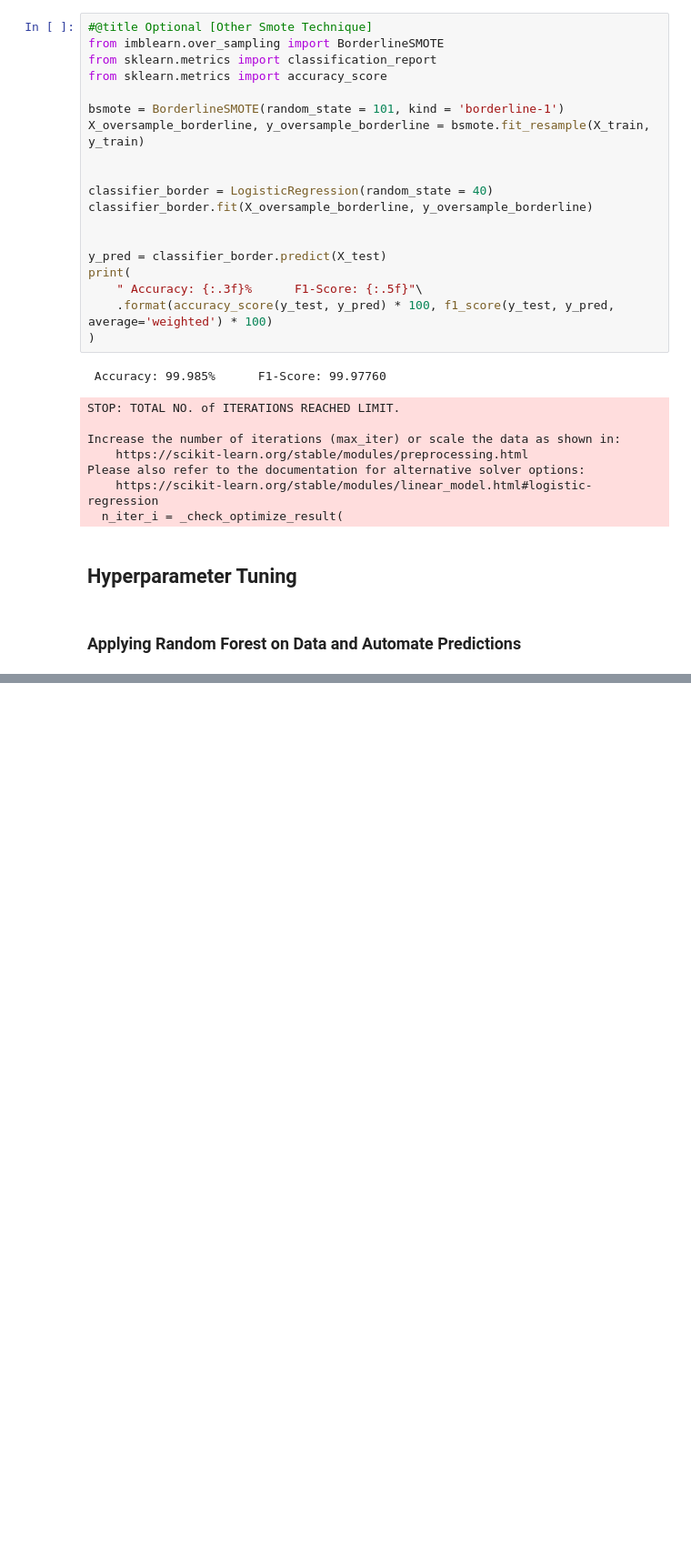
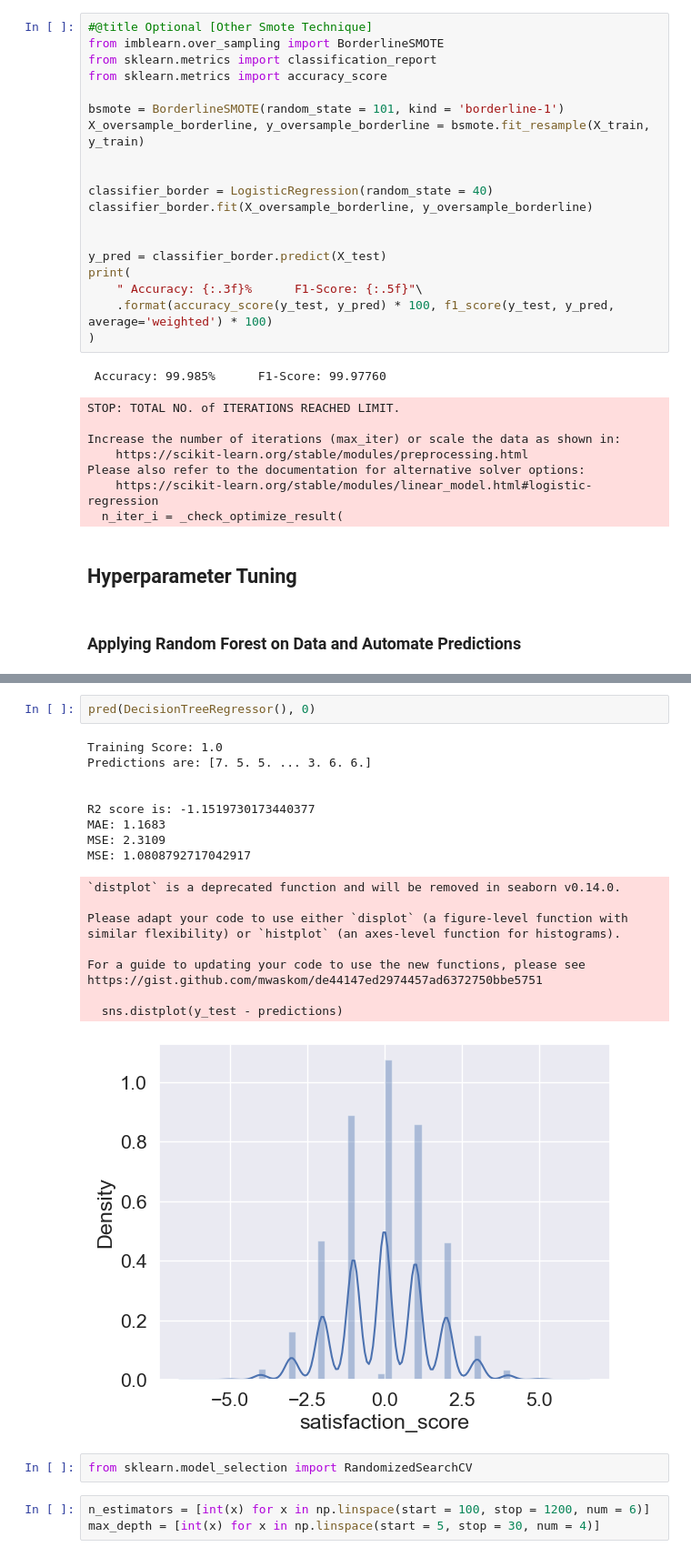
Before and after one commit to LokeshRawal/machineLearning_minor_project, a Jupyter notebook: kmc_minor_project.ipynb, the cells around one changed output, grey strips where cells are left out. Shown at 91% size. Saved outputs shown, nothing was run; the diff lists cells and outputs as text; blank space fills up the shorter version.

```diff
--- a/kmc_minor_project.ipynb
+++ b/kmc_minor_project.ipynb
@@ -1172,0 +1402,26 @@ ValueError: could not convert string to float: 'Male'
+# %%
+pred(DecisionTreeRegressor(), 0)
+# %% [output]
+Training Score: 1.0
+Predictions are: [7. 5. 5. ... 3. 6. 6.]
+
+
+R2 score is: -1.1519730173440377
+MAE: 1.1683
+MSE: 2.3109
+MSE: 1.0808792717042917
+`distplot` is a deprecated function and will be removed in seaborn v0.14.0.
+
+Please adapt your code to use either `displot` (a figure-level function with
+similar flexibility) or `histplot` (an axes-level function for histograms).
+
+For a guide to updating your code to use the new functions, please see
+https://gist.github.com/mwaskom/de44147ed2974457ad6372750bbe5751
+
+  sns.distplot(y_test - predictions)
+[figure, added]
+# %%
+from sklearn.model_selection import RandomizedSearchCV
+# %%
+n_estimators = [int(x) for x in np.linspace(start = 100, stop = 1200, num = 6)]
+max_depth = [int(x) for x in np.linspace(start = 5, stop = 30, num = 4)]
```
Also changed, not shown: parts of 42 cells of this notebook.
